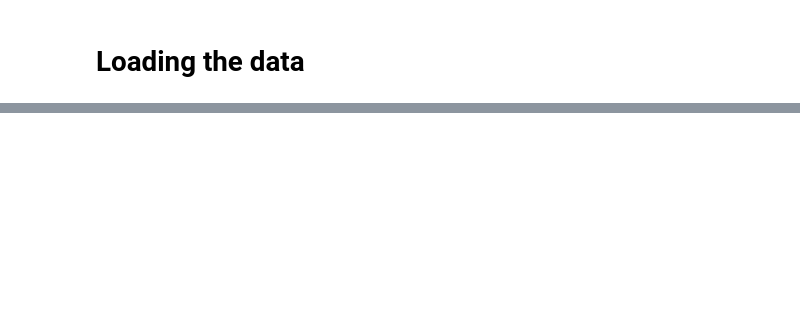
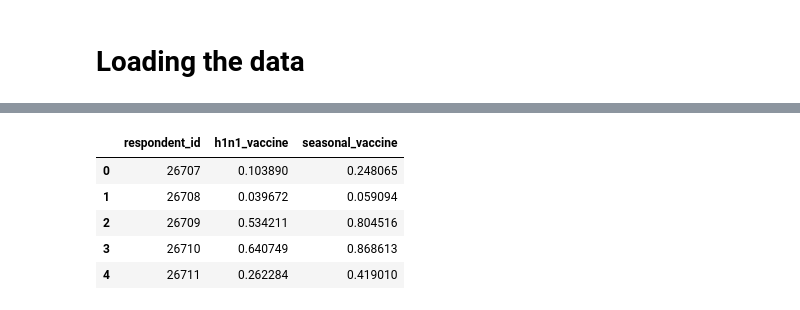
Before and after one commit to Lians03/Flu-Shot-Learning-Project, a Jupyter notebook: Tree Models/Random_Forest_Model.ipynb, the cells around one changed output, grey strips where cells are left out. Saved outputs shown, nothing was run; the diff lists cells and outputs as text; code cells hidden in the pictures; blank space fills up the shorter version.

```diff
--- a/Tree Models/Random_Forest_Model.ipynb
+++ b/Tree Models/Random_Forest_Model.ipynb
@@ -156,0 +547,8 @@ plt.show()
+# %%
+# Create an Optuna study and optimize
+study = optuna.create_study(direction='maximize')
+study.optimize(seasonal_objective, n_trials=50, timeout=3600)
+
+# Print the best parameters and the best score
+print("Best Parameters for seasonal_vaccine:", study.best_params)
+print("Best ROC AUC for seasonal_vaccine:", study.best_value)
@@ -156,0 +575,5 @@ plt.show()
+# %%
+# Train the final model with best parameters
+best_params = study.best_params
+seasonal_model = xgb.XGBClassifier(**best_params)
+seasonal_model.fit(X_train, y_train)
@@ -156,0 +641,22 @@ plt.show()
+# %%
+# Predict probabilities on test set for H1N1 vaccine
+h1n1_test_proba = h1n1_model.predict_proba(test_features_df)[:, 1]
+
+# Predict probabilities on test set for Seasonal vaccine
+seasonal_test_proba = seasonal_model.predict_proba(test_features_df)[:, 1]
+
+# Create the submission DataFrame
+submission = pd.DataFrame({
+    'respondent_id': test_features_df.index,
+    'h1n1_vaccine': h1n1_test_proba,
+    'seasonal_vaccine': seasonal_test_proba
+})
+# %%
+submission.head()
+# %% [output]
+|  | respondent_id | h1n1_vaccine | seasonal_vaccine |
+| 0 | 26707 | 0.103890 | 0.248065 |
+| 1 | 26708 | 0.039672 | 0.059094 |
+| 2 | 26709 | 0.534211 | 0.804516 |
+| 3 | 26710 | 0.640749 | 0.868613 |
+| 4 | 26711 | 0.262284 | 0.419010 |
```
Also changed, not shown: parts of 80 cells of this notebook, 7 other files.
